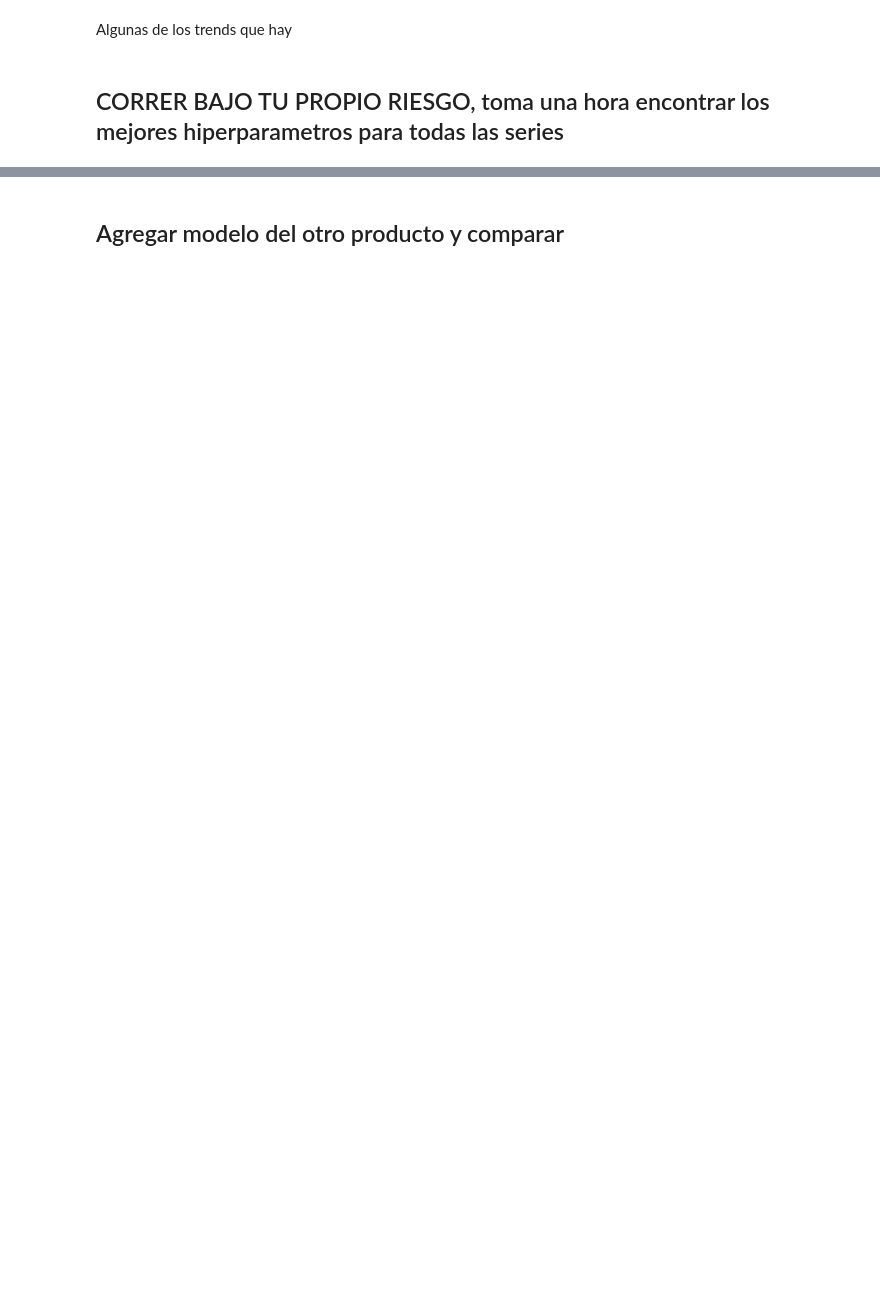
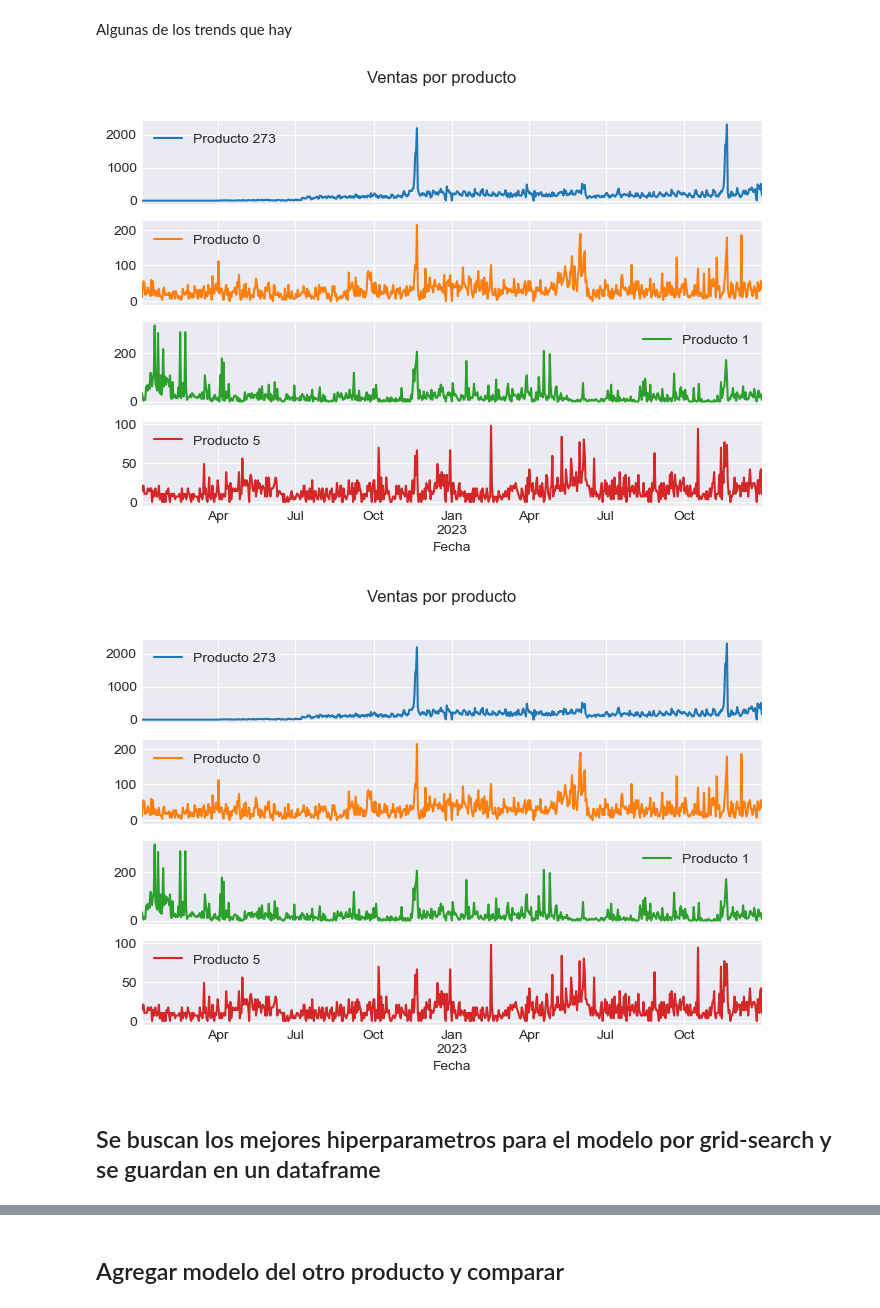
Before and after one commit to Racoo203/colchoncitos, a Jupyter notebook: Histgradientboosting.ipynb, the cells around one changed output, grey strips where cells are left out. Saved outputs shown, nothing was run; the diff lists cells and outputs as text; code cells hidden in the pictures; blank space fills up the shorter version.

```diff
--- a/Histgradientboosting.ipynb
+++ b/Histgradientboosting.ipynb
@@ -23,5 +55,4 @@ from skforecast.model_selection_multiseries import grid_search_forecaster_multis
 # %%
-df = pd.read_csv("df_final.csv")
 
 df = df.drop(columns=['Unnamed: 0',"index","Total libre de impuestos","Indefinido total $","Indefinido ctdad"])
 df = df.rename(columns={"date":"Fecha","Encoded Products":"Producto"})
@@ -32,9 +63,4 @@ def div(numerator, denominator):
   return lambda row: 0.0 if row[denominator] == 0 else float(row[numerator]/row[denominator])
 for i in range(2, len(df.columns)-1,2):
     df[df.columns[i]] = df.apply(div(df.columns[i], df.columns[i+1]), axis=1)
-#df = df.drop(axis = 0, index = 10865)
 df = df.set_index('Fecha')
-df["Precio promedio"] = df.iloc[:,1::2].mean(axis=1)
-#Decidir si hacerlo antes o despues de elegir variables
-df["Dia"] = df.index.day
-df["Mes"] = df.index.month
@@ -91,0 +69,22 @@ data
+# %%
+data = pd.DataFrame()
+for i in df["Producto"].unique():
+        x =pd.DataFrame(df[df["Producto"]==i].loc[:].groupby("Fecha").sum()["Ctdad Ordenada"].asfreq("D", fill_value=0)).rename(columns={"Ctdad Ordenada":i})
+        data = pd.concat([data,x], axis=1)
+data.fillna(0, inplace=True)
+exog = pd.DataFrame()
+exog["Mes"] = data.index.month
+data["Dia"] = data.index.day
+exog["Dia de la semana"] = data.index.dayofweek
+exog.index = data.index
+exog = pd.get_dummies(exog, columns=["Mes","Dia de la semana"],dtype=int)
+exog = pd.concat([exog, data["Dia"]], axis=1)
+exog
+exog["Dia"].replace(to_replace=[13,14,15,16,17,18,28,29,30,31,1,2], value=1, inplace=True)
+exog["Dia"].replace(to_replace=[3,4,5,6,7,8,9,10,11,12,19,20,21,22,23,24,25,26,27,28], value=0, inplace=True)
+for i in data.columns:
+    if data.loc["2023-01-01":,i].sum() < 50:
+        data = data.drop(columns=i,axis=1)
+data.drop(columns="Dia", inplace=True)
+data = data[data.sum().sort_values(ascending=False).index[0:20]]
+data.head()
@@ -113,20 +133,23 @@ Algunas de los trends que hay
 # %%
 # Plot time series
 # ======================================================================================
 fig, ax = plt.subplots(figsize=(8, 5))
 data.iloc[:, :4].plot(
     legend   = True,
     subplots = True,
     sharex   = True,
-    title    = 'Sales of store 2',
+    title    = 'Ventas por producto',
     ax       = ax,
 )
-fig.tight_layout();
+fig
+# %% [output]
+[figure, added]
+[figure, added]
 # %%
 from tqdm import tqdm
 from functools import partialmethod
-# %% [markdown]
-## CORRER BAJO TU PROPIO RIESGO, toma una hora encontrar los mejores hiperparametros para todas las series
+# %% [markdown]
+## Se buscan los mejores hiperparametros para el modelo por grid-search y se guardan en un dataframe
 # %%
 # Hyperparameter search and backtesting of each item's model
 # ======================================================================================
```
Also changed, not shown: parts of 41 cells of this notebook, 3 other files.
